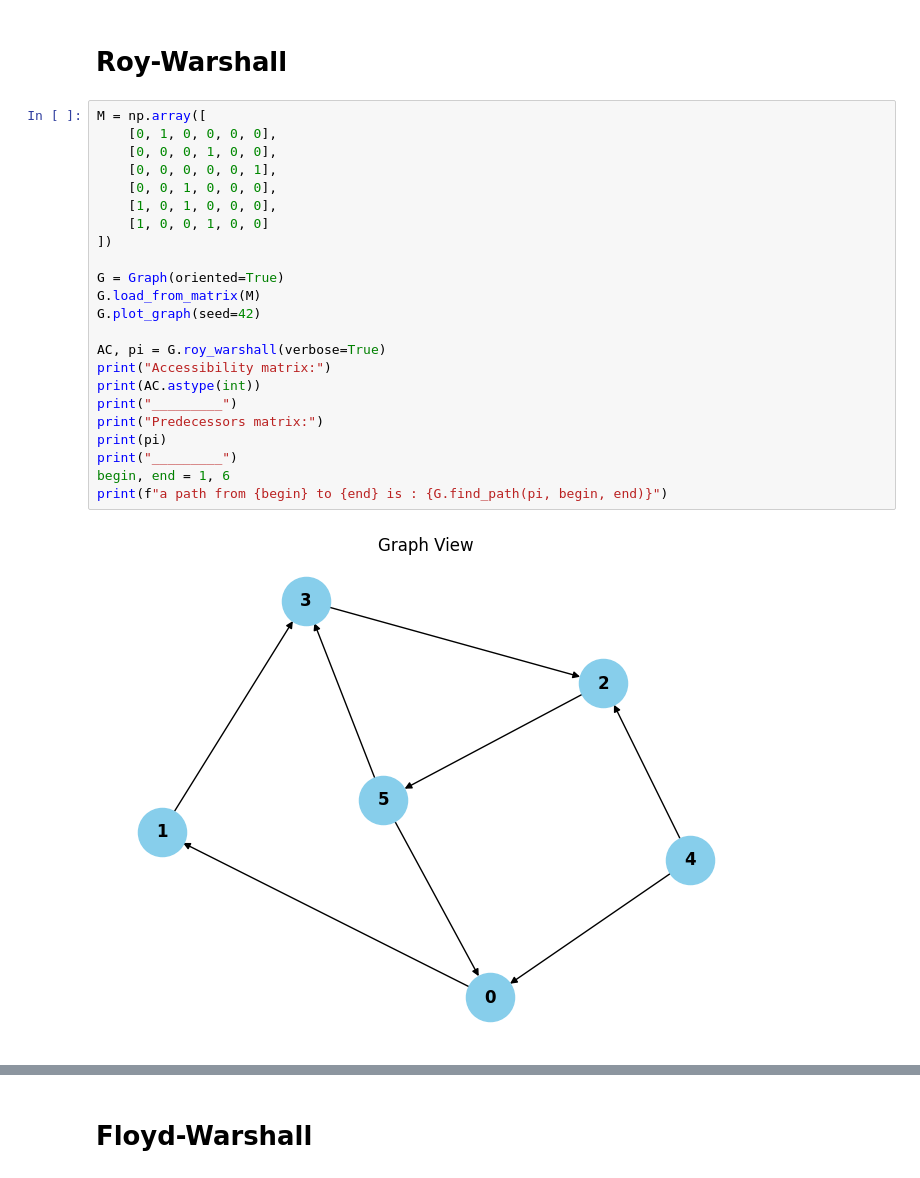
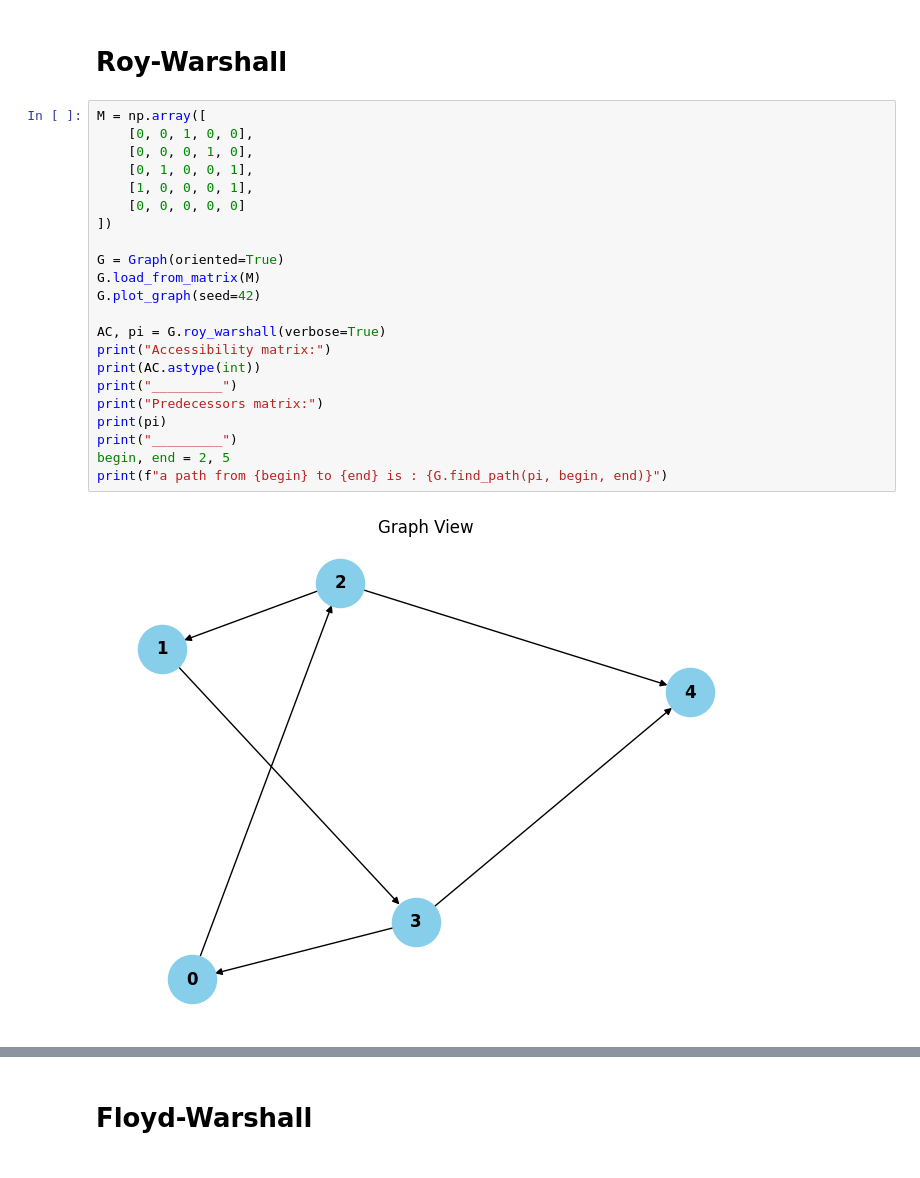
Before and after one commit to akef215/graph_theory, a Jupyter notebook: graph_demo.ipynb, the cells around one changed output, grey strips where cells are left out. Cells and saved outputs as stored; diff of their text form.

```diff
--- a/graph_demo.ipynb
+++ b/graph_demo.ipynb
@@ -6,27 +6,26 @@ import matplotlib.pyplot as plt
 # Roy-Warshall
 # %%
 M = np.array([
-    [0, 1, 0, 0, 0, 0],
-    [0, 0, 0, 1, 0, 0],
-    [0, 0, 0, 0, 0, 1],
-    [0, 0, 1, 0, 0, 0],
-    [1, 0, 1, 0, 0, 0],
-    [1, 0, 0, 1, 0, 0]
+    [0, 0, 1, 0, 0],
+    [0, 0, 0, 1, 0],
+    [0, 1, 0, 0, 1],
+    [1, 0, 0, 0, 1],
+    [0, 0, 0, 0, 0]
 ])
 
 G = Graph(oriented=True)
 G.load_from_matrix(M)
 G.plot_graph(seed=42)
 
 AC, pi = G.roy_warshall(verbose=True)
 print("Accessibility matrix:")
 print(AC.astype(int))
 print("_________")
 print("Predecessors matrix:")
 print(pi)
 print("_________")
-begin, end = 1, 6
+begin, end = 2, 5
 print(f"a path from {begin} to {end} is : {G.find_path(pi, begin, end)}")
 # %% [output]
-[figure, old version]
+[figure, new version]
      R0                P0
```
Also changed, not shown: parts of 8 cells of this notebook, 1 other file.
